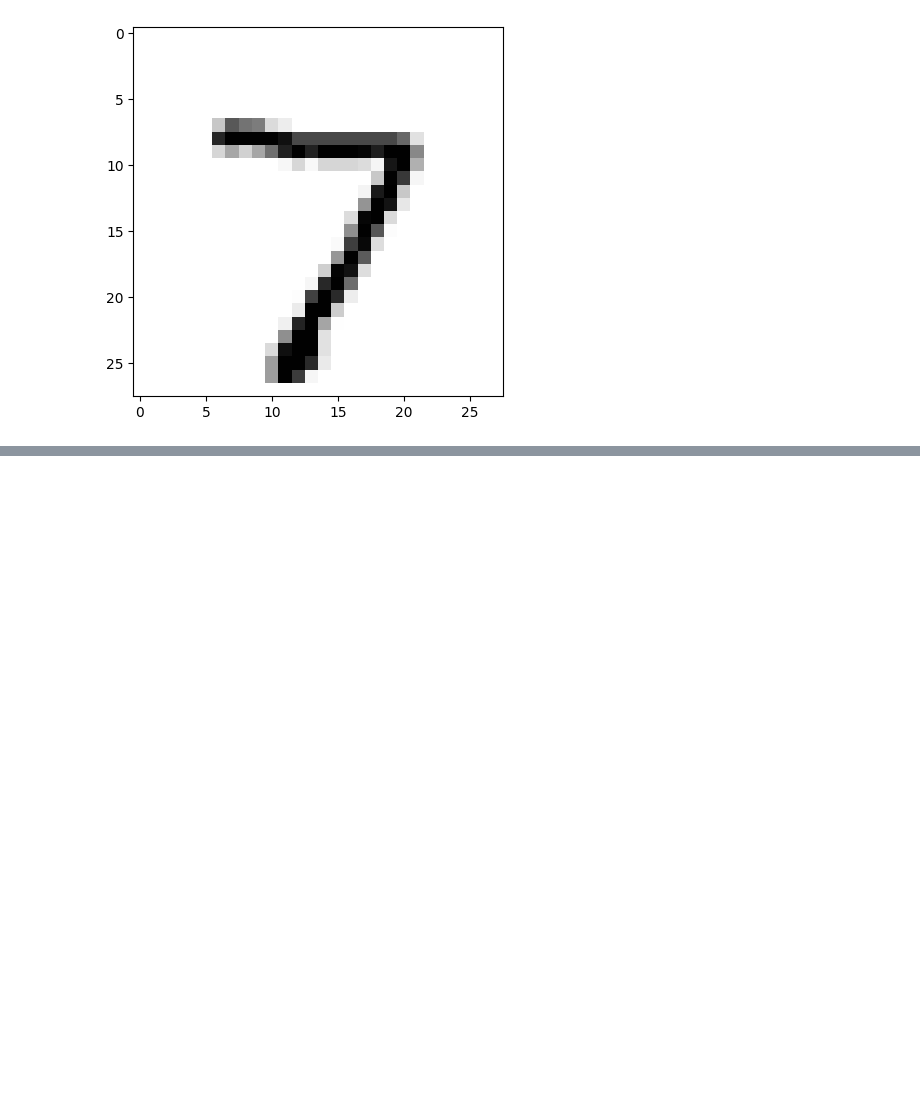
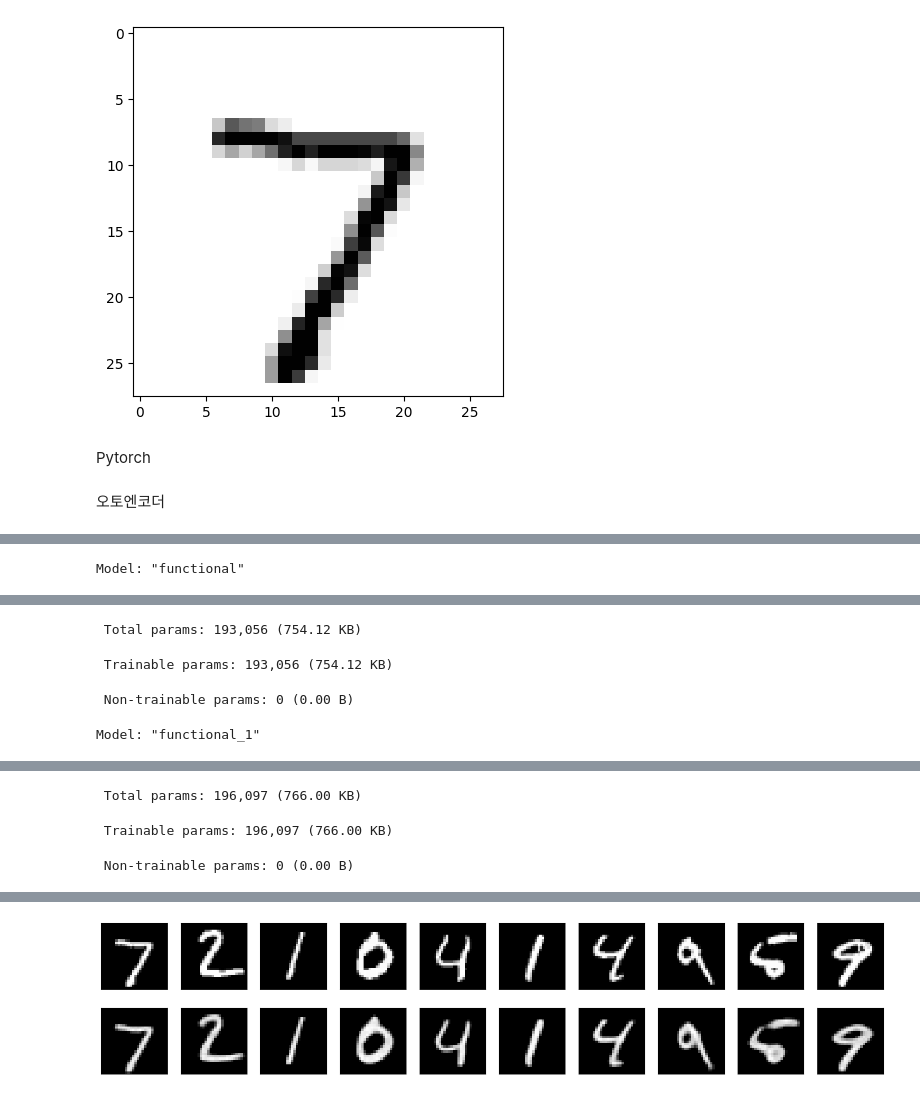
Before and after one commit to surf0123/ai, a Jupyter notebook: aiframeworks.ipynb, the cells around one changed output, grey strips where cells are left out. Cells and saved outputs as stored; diff of their text form; code cells hidden in the pictures; blank space fills up the shorter version.

```diff
--- a/aiframeworks.ipynb
+++ b/aiframeworks.ipynb
@@ -515,3 +515,5 @@ weighted avg       0.99      0.99      0.99     10000
 
 추정된 숫자 = 7
 [figure]
+# %% [markdown]
+Pytorch
@@ -517,0 +622,66 @@ weighted avg       0.99      0.99      0.99     10000
+# %% [markdown]
+오토엔코더
+# %%
+import numpy as np
+from tensorflow.keras.datasets import mnist
+from tensorflow.keras.layers import Input,Dense,Flatten,Reshape,Conv2D,Conv2DTranspose
+from tensorflow.keras.models import Model
+from tensorflow.keras import backend as K
+
+# MNIST 데이터를 읽고 신경망에 입력할 준비
+(x_train,y_train),(x_test,y_test)=mnist.load_data()
+x_train=x_train.astype('float32')/255.
+x_test=x_test.astype('float32')/255.
+x_train=np.reshape(x_train,(len(x_train),28,28,1))
+x_test=np.reshape(x_test,(len(x_test),28,28,1))
+
+zdim=32 # 잠복 공간의 차원
+
+# 오토인코더의 인코더 부분 설계
+encoder_input=Input(shape=(28,28,1))
+x=Conv2D(32,(3,3),activation='relu',padding='same',strides=(1,1))(encoder_input)
+x=Conv2D(64,(3,3),activation='relu',padding='same',strides=(2,2))(x)
+x=Conv2D(64,(3,3),activation='relu',padding='same',strides=(2,2))(x)
+x=Conv2D(64,(3,3),activation='relu',padding='same',strides=(1,1))(x)
+x=Flatten()(x)
+encoder_output=Dense(zdim)(x)
+model_encoder=Model(encoder_input,encoder_output)
+model_encoder.summary()
+
+# 오토인코더의 디코더 부분 설계
+decoder_input=Input(shape=(zdim,))
+x=Dense(3136)(decoder_input)
+x=Reshape((7,7,64))(x)
+x=Conv2DTranspose(64,(3,3),activation='relu',padding='same',strides=(1,1))(x)
+x=Conv2DTranspose(64,(3,3),activation='relu',padding='same',strides=(2,2))(x)
+x=Conv2DTranspose(32,(3,3),activation='relu',padding='same',strides=(2,2))(x)
+x=Conv2DTranspose(1,(3,3),activation='relu',padding='same',strides=(1,1))(x)
+decoder_output=x
+model_decoder=Model(decoder_input,decoder_output)
+model_decoder.summary()
+
+# 인코더와 디코더를 결합하여 오토인코더 모델 구축
+model_input=encoder_input
+model_output=model_decoder(encoder_output)
+model=Model(model_input,model_output)
+
+# 오토인코더 학습
+model.compile(optimizer='Adam',loss='mse')
+model.fit(x_train,x_train,epochs=5,batch_size=128,shuffle=True,validation_data=(x_test,x_test))
+
+# 복원 실험 1: x_test를 복원하는 예측 실험
+decoded_img=model.predict(x_test)
+
+import matplotlib.pyplot as plt
+
+n=10
+plt.figure(figsize=(20, 4))
+for i in range(n):
+    plt.subplot(2, n, i+1)
+    plt.imshow(x_test[i].reshape(28, 28),cmap='gray')
+    plt.xticks([]); plt.yticks([])
+    plt.subplot(2, n, i + n+1)
+    plt.imshow(decoded_img[i].reshape(28, 28),cmap='gray')
+    plt.xticks([]); plt.yticks([])
+plt.show()
+# %% [output]
@@ -517,0 +690 @@ weighted avg       0.99      0.99      0.99     10000
+Model: "functional"
@@ -517,0 +708,4 @@ weighted avg       0.99      0.99      0.99     10000
+ Total params: 193,056 (754.12 KB)
+ Trainable params: 193,056 (754.12 KB)
+ Non-trainable params: 0 (0.00 B)
+Model: "functional_1"
@@ -517,0 +729,3 @@ weighted avg       0.99      0.99      0.99     10000
+ Total params: 196,097 (766.00 KB)
+ Trainable params: 196,097 (766.00 KB)
+ Non-trainable params: 0 (0.00 B)
@@ -517,0 +743 @@ weighted avg       0.99      0.99      0.99     10000
+[figure, added]
```
Also changed, not shown: parts of 4 cells of this notebook.
